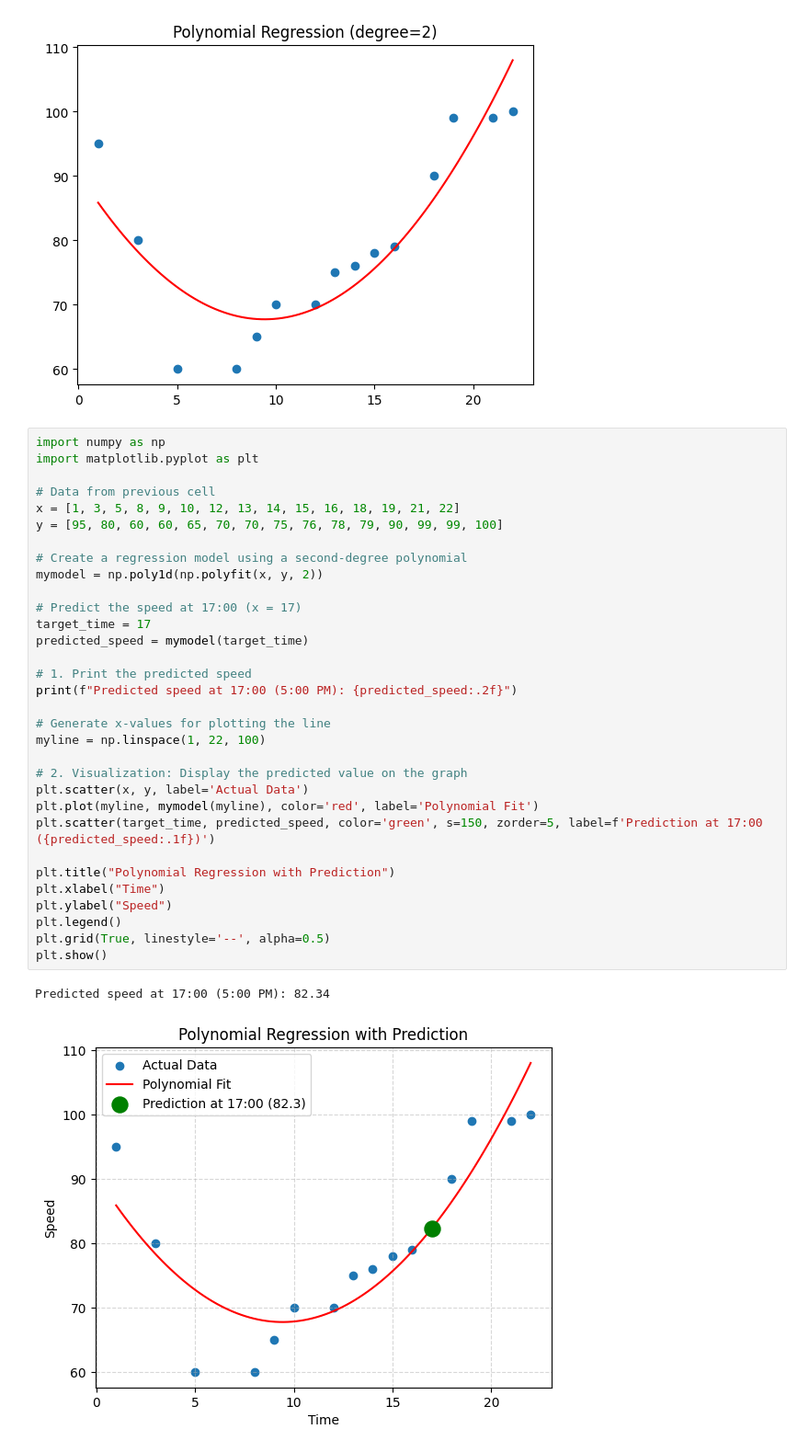
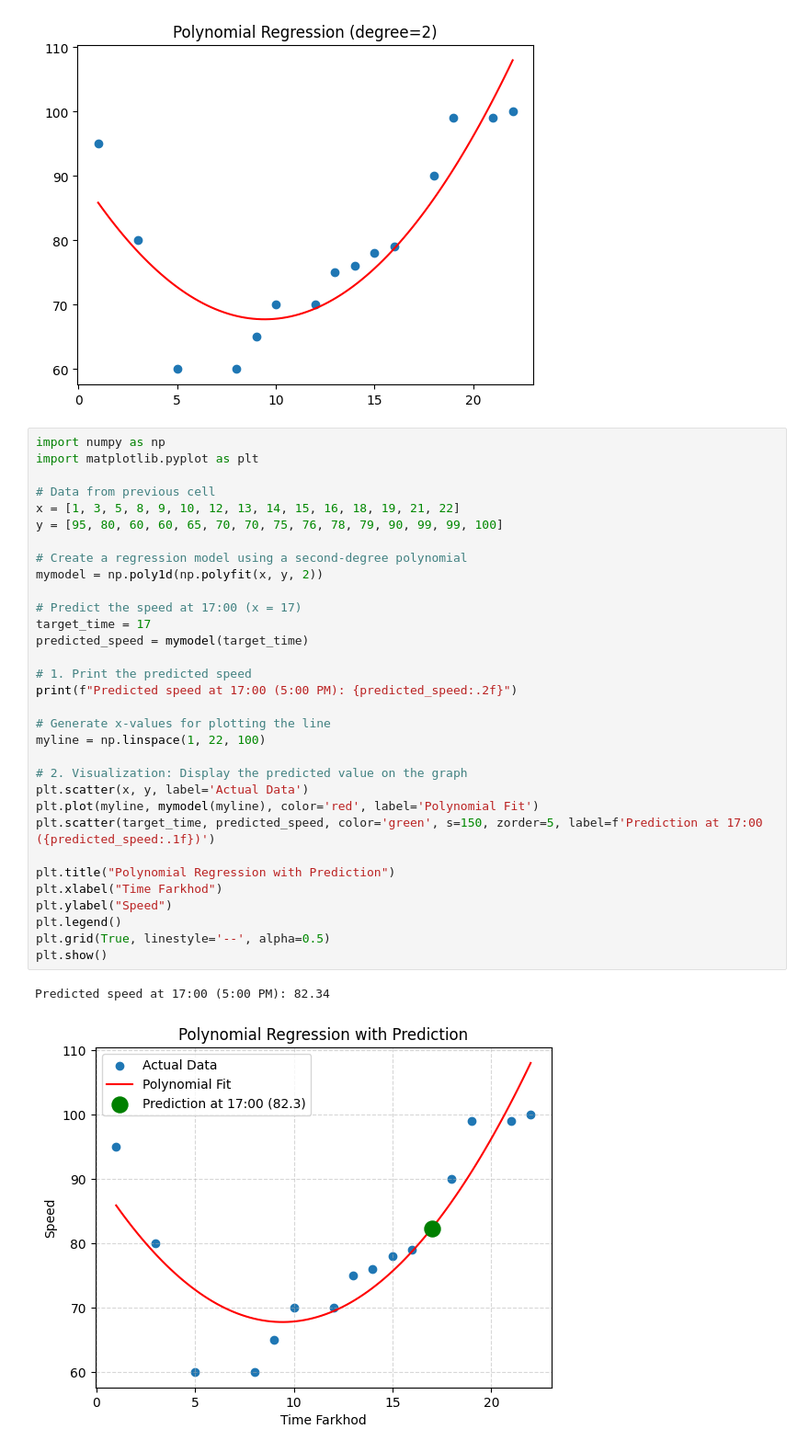
Before and after one commit to FarkhodStudy/AI_Electronic-and-Computer-Dept, a Jupyter notebook: Polynomial_Regression.ipynb, the cells around one changed output. Shown at 92% size. Cells and saved outputs as stored; diff of their text form.

```diff
--- a/Polynomial_Regression.ipynb
+++ b/Polynomial_Regression.ipynb
@@ -48,32 +48,32 @@ import matplotlib.pyplot as plt
 
 # Data from previous cell
 x = [1, 3, 5, 8, 9, 10, 12, 13, 14, 15, 16, 18, 19, 21, 22]
 y = [95, 80, 60, 60, 65, 70, 70, 75, 76, 78, 79, 90, 99, 99, 100]
 
 # Create a regression model using a second-degree polynomial
 mymodel = np.poly1d(np.polyfit(x, y, 2))
 
 # Predict the speed at 17:00 (x = 17)
 target_time = 17
 predicted_speed = mymodel(target_time)
 
 # 1. Print the predicted speed
 print(f"Predicted speed at 17:00 (5:00 PM): {predicted_speed:.2f}")
 
 # Generate x-values for plotting the line
 myline = np.linspace(1, 22, 100)
 
 # 2. Visualization: Display the predicted value on the graph
 plt.scatter(x, y, label='Actual Data')
 plt.plot(myline, mymodel(myline), color='red', label='Polynomial Fit')
 plt.scatter(target_time, predicted_speed, color='green', s=150, zorder=5, label=f'Prediction at 17:00 ({predicted_speed:.1f})')
 
 plt.title("Polynomial Regression with Prediction")
-plt.xlabel("Time")
+plt.xlabel("Time Farkhod")
 plt.ylabel("Speed")
 plt.legend()
 plt.grid(True, linestyle='--', alpha=0.5)
 plt.show()
 # %% [output]
 Predicted speed at 17:00 (5:00 PM): 82.34
-[figure, old version]
+[figure, new version]
```
